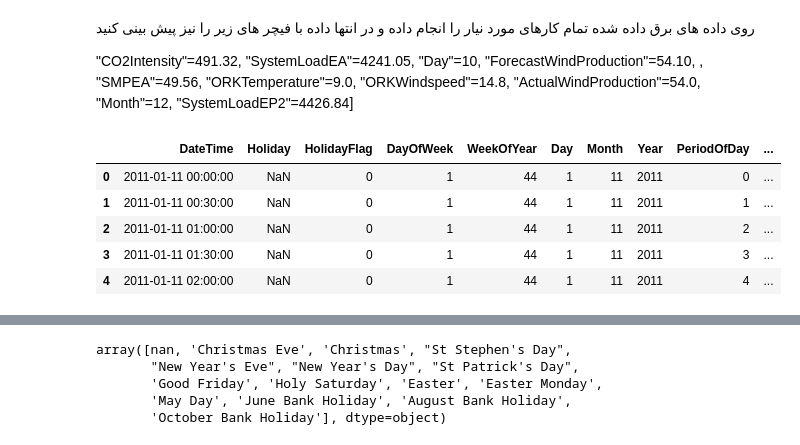
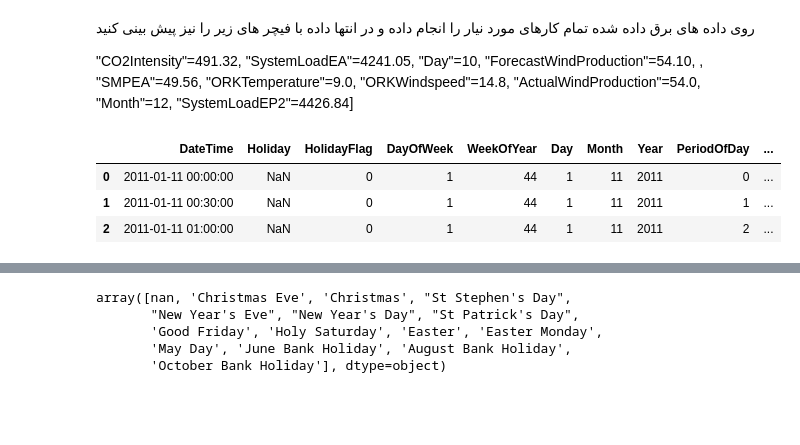
Before and after one commit to MapsaBootCamp/ML3_EXERCISE, a Jupyter notebook: examwithoutanswer.ipynb, the cells around one changed output, grey strips where cells are left out. Cells and saved outputs as stored; diff of their text form; code cells hidden in the pictures; blank space fills up the shorter version.

```diff
--- a/examwithoutanswer.ipynb
+++ b/examwithoutanswer.ipynb
@@ -10,14 +10,12 @@ import seaborn as sns
 # %%
 df = pd.read_csv("electricity.csv",parse_dates= ["DateTime"] , na_values = ['None' , '?'] )
 # %%
-df.head(5)
+df.head(3)
 # %% [output]
 |  | DateTime | Holiday | HolidayFlag | DayOfWeek | WeekOfYear | Day | Month | Year | PeriodOfDay | ... |
 | 0 | 2011-01-11 00:00:00 | NaN | 0 | 1 | 44 | 1 | 11 | 2011 | 0 | ... |
 | 1 | 2011-01-11 00:30:00 | NaN | 0 | 1 | 44 | 1 | 11 | 2011 | 1 | ... |
 | 2 | 2011-01-11 01:00:00 | NaN | 0 | 1 | 44 | 1 | 11 | 2011 | 2 | ... |
-| 3 | 2011-01-11 01:30:00 | NaN | 0 | 1 | 44 | 1 | 11 | 2011 | 3 | ... |
-| 4 | 2011-01-11 02:00:00 | NaN | 0 | 1 | 44 | 1 | 11 | 2011 | 4 | ... |
 # %%
 df.isna().sum()
 # %% [output]
```
Also changed, not shown: parts of 15 cells of this notebook.
